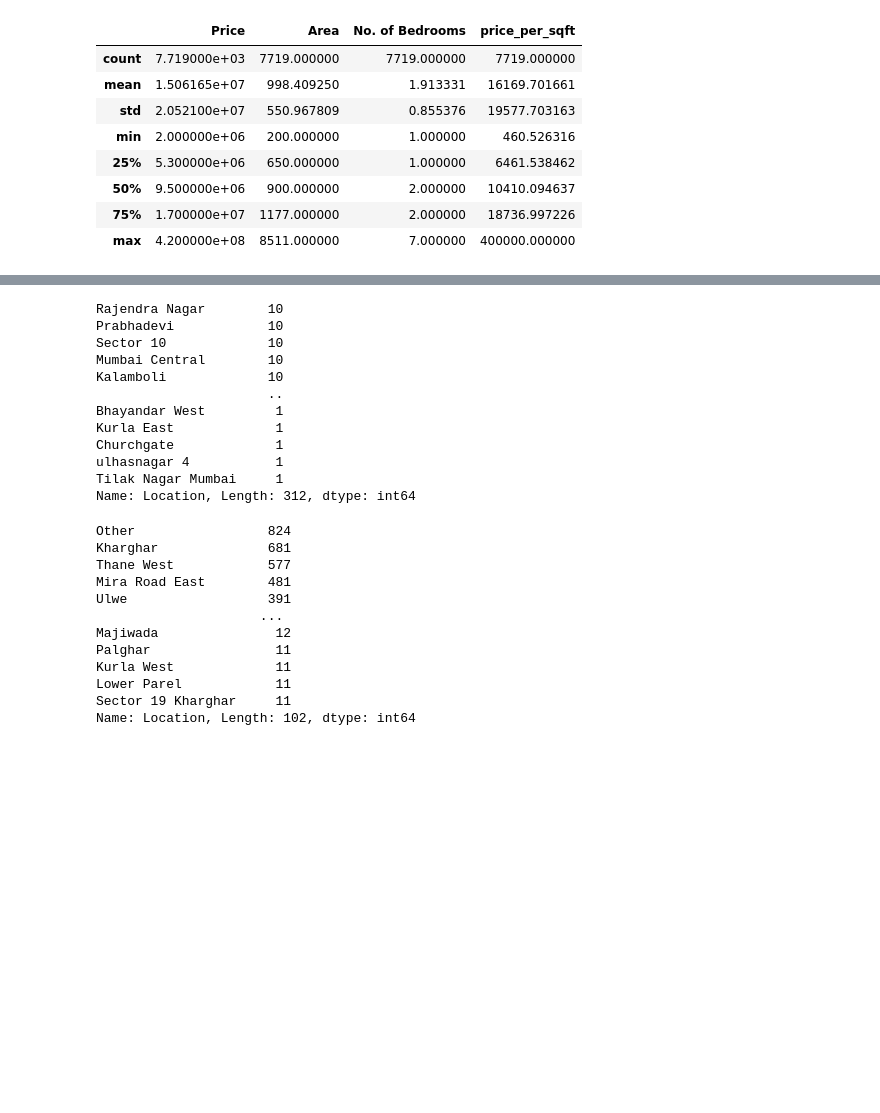
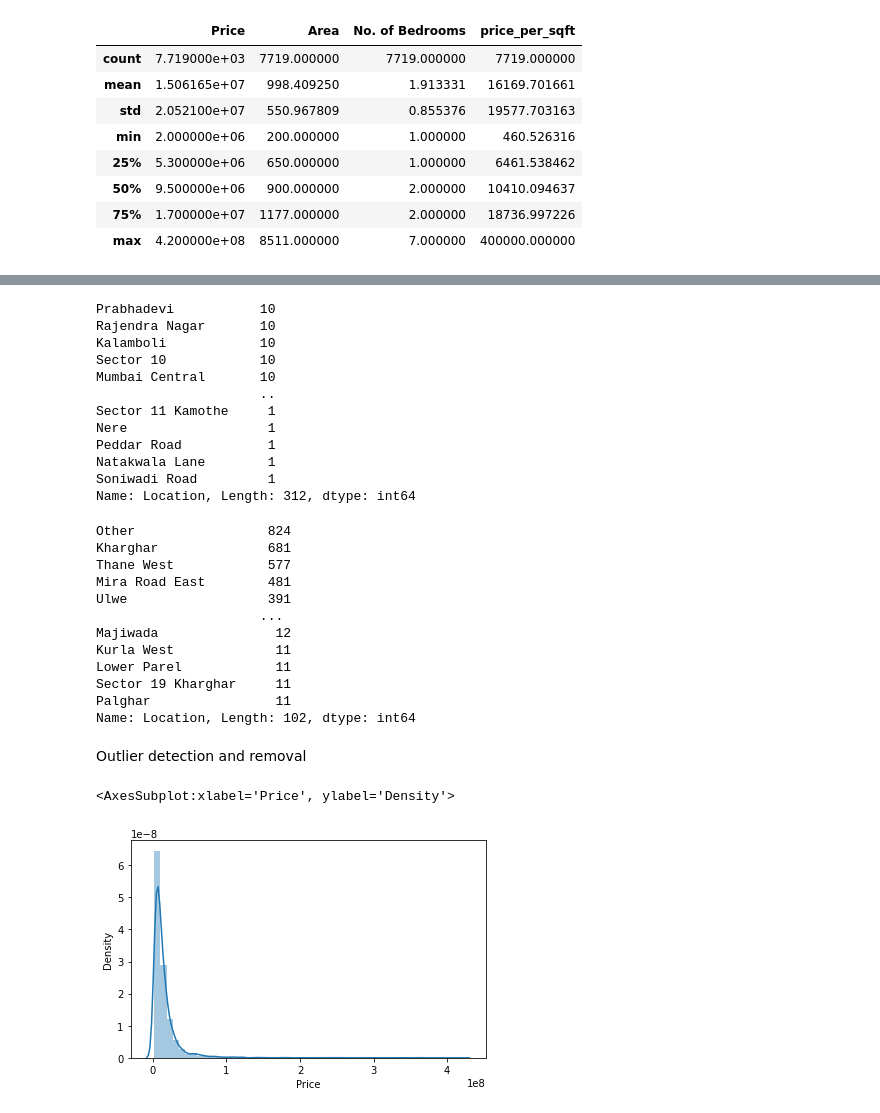
Before and after one commit to girishbans/HousePricePrediction, a Jupyter notebook: Mumbai_House_Prediction-girish.ipynb, the cells around one changed output, grey strips where cells are left out. Saved outputs shown, nothing was run; the diff lists cells and outputs as text; code cells hidden in the pictures; blank space fills up the shorter version.

Commit message:
Outlier detection and removal
After all the operations, cleaned data is obtained

```diff
--- a/Mumbai_House_Prediction-girish.ipynb
+++ b/Mumbai_House_Prediction-girish.ipynb
@@ -46,7 +46,7 @@ matrix
 39 rows × 39 columns
 [figure]
 # %%
-data.drop(columns=['Resale','MaintenanceStaff','LandscapedGardens','Gymnasium','SwimmingPool','JoggingTrack','ClubHouse','CarParking','RainWaterHarvesting','IndoorGames','LiftAvailable','ShoppingMall','Intercom','SportsFacility','ATM','School','24X7Security','PowerBackup','StaffQuarter','Cafeteria','MultipurposeRoom','Hospital','WashingMachine','Gasconnection','AC','Wifi','Childrensplayarea','BED','VaastuCompliant','Microwave','GolfCourse','TV','DiningTable','Sofa','Wardrobe','Refrigerator','SwimmingPool','LiftAvailable'
+data.drop(columns=['Resale','MaintenanceStaff','LandscapedGardens','Gymnasium','SwimmingPool','JoggingTrack','ClubHouse','CarParking','RainWaterHarvesting','IndoorGames','LiftAvailable','ShoppingMall','Intercom','SportsFacility','ATM','School','24X7Security','PowerBackup','StaffQuarter','Cafeteria','MultipurposeRoom','Hospital','WashingMachine','Gasconnection','AC','Wifi','Childrenplayarea','BED','VaastuCompliant','Microwave','GolfCourse','TV','DiningTable','Sofa','Wardrobe','Refrigerator','SwimmingPool','LiftAvailable'
 ],inplace=True)
 # %%
 data.head()
@@ -178,17 +178,17 @@ Name: Location, Length: 413, dtype: int64
 location_count_less_10 = location_count[location_count<=10]
 location_count_less_10
 # %% [output]
-Rajendra Nagar        10
-Prabhadevi            10
-Sector 10             10
-Mumbai Central        10
-Kalamboli             10
-                      ..
-Bhayandar West         1
-Kurla East             1
-Churchgate             1
-ulhasnagar 4           1
-Tilak Nagar Mumbai     1
+Prabhadevi           10
+Rajendra Nagar       10
+Kalamboli            10
+Sector 10            10
+Mumbai Central       10
+                     ..
+Sector 11 Kamothe     1
+Nere                  1
+Peddar Road           1
+Natakwala Lane        1
+Soniwadi Road         1
 Name: Location, Length: 312, dtype: int64
 # %%
 data['Location']=data['Location'].apply(lambda x: 'Other' if x in location_count_less_10 else x)
@@ -202,8 +202,19 @@ Mira Road East        481
 Ulwe                  391
                      ...
 Majiwada               12
-Palghar                11
 Kurla West             11
 Lower Parel            11
 Sector 19 Kharghar     11
+Palghar                11
 Name: Location, Length: 102, dtype: int64
+# %% [markdown]
+Outlier detection and removal
+# %%
+import matplotlib.pyplot as plt
+import seaborn as sns
+fig=plt.figure(figsize=(14,4))
+ax1=plt.subplot(121)
+sns.distplot(data['Price'])
+# %% [output]
+<AxesSubplot:xlabel='Price', ylabel='Density'>
+[figure, added]
```
Also changed, not shown: parts of 19 cells of this notebook, 2 other files.
